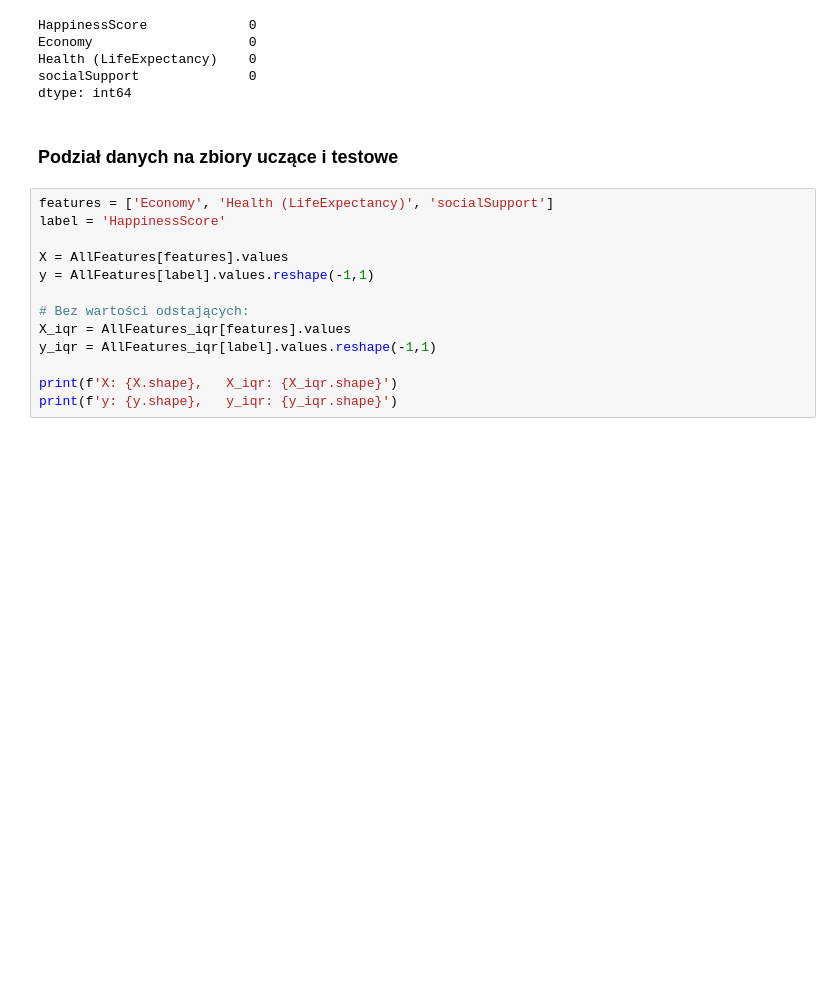
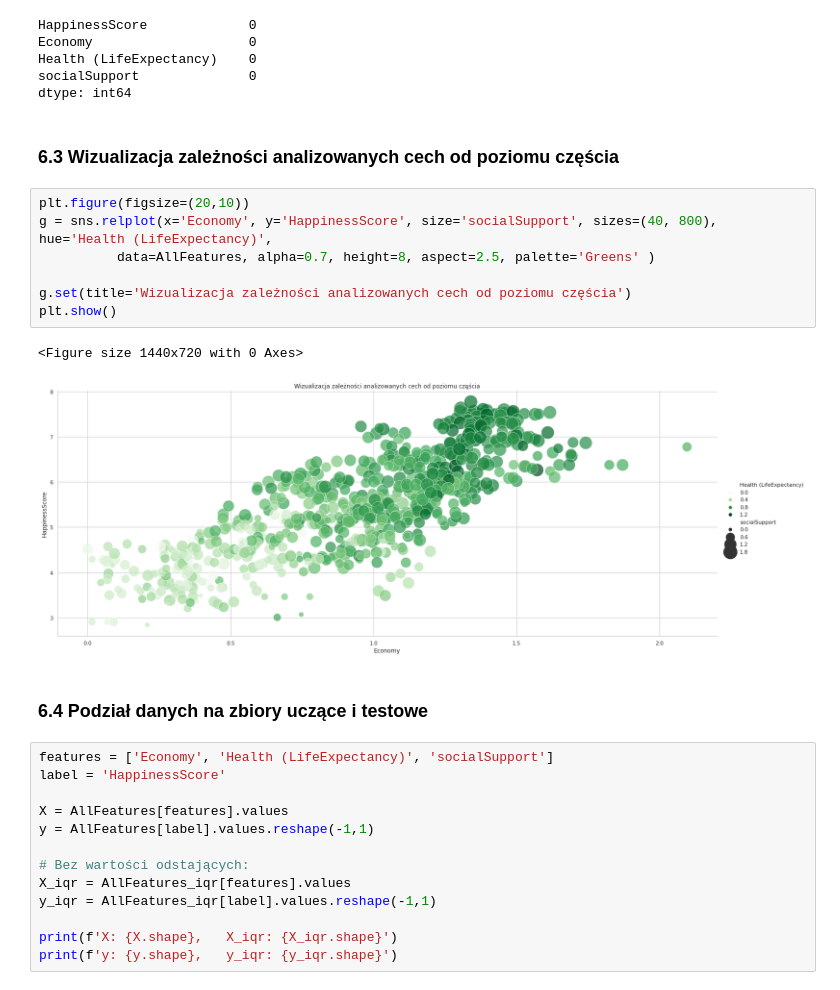
Before and after one commit to ArminD93/WorldHappinessReport, a Jupyter notebook: WorldHappinessReport_podsumowanie.ipynb, the cells around one changed output. Cells and saved outputs as stored; diff of their text form; blank space fills up the shorter version.

Commit message:
Sposób na wizualizację zależności 3 analizowanych cech od poziomu częścia

```diff
--- a/WorldHappinessReport_podsumowanie.ipynb
+++ b/WorldHappinessReport_podsumowanie.ipynb
@@ -822,8 +834,20 @@ Economy                    0
 Health (LifeExpectancy)    0
 socialSupport              0
 dtype: int64
+# %% [markdown]
+### <a name='13'></a>6.3 Wizualizacja zależności analizowanych cech od poziomu częścia
+# %%
+plt.figure(figsize=(20,10))
+g = sns.relplot(x='Economy', y='HappinessScore', size='socialSupport', sizes=(40, 800), hue='Health (LifeExpectancy)',
+          data=AllFeatures, alpha=0.7, height=8, aspect=2.5, palette='Greens' )
+
+g.set(title='Wizualizacja zależności analizowanych cech od poziomu częścia')
+plt.show()
+# %% [output]
+<Figure size 1440x720 with 0 Axes>
+[figure, added]
 # %% [markdown]
-### <a name='13'></a> Podział danych na zbiory uczące i testowe
+### <a name='14'></a>6.4 Podział danych na zbiory uczące i testowe
 # %%
 features = ['Economy', 'Health (LifeExpectancy)', 'socialSupport']
 label = 'HappinessScore'
```
Also changed, not shown: parts of 17 cells of this notebook.
